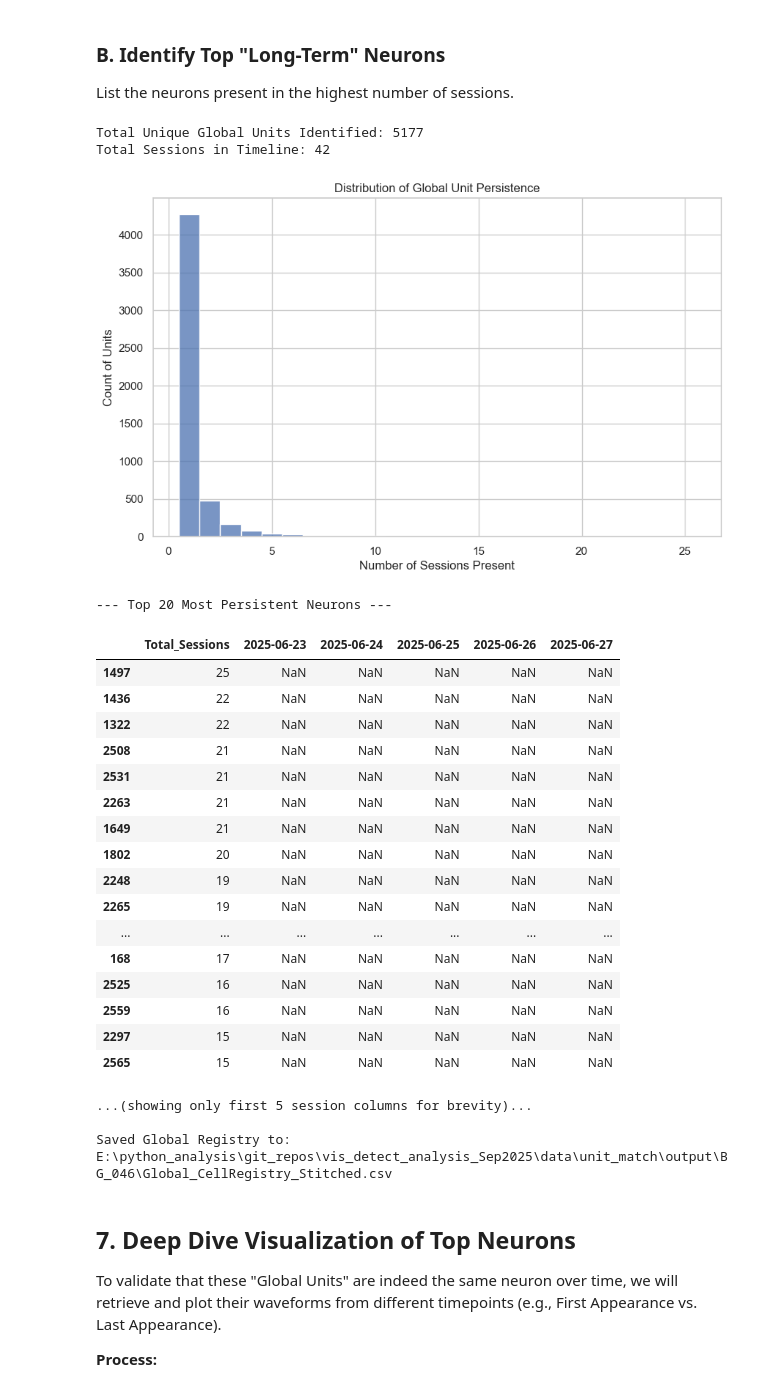
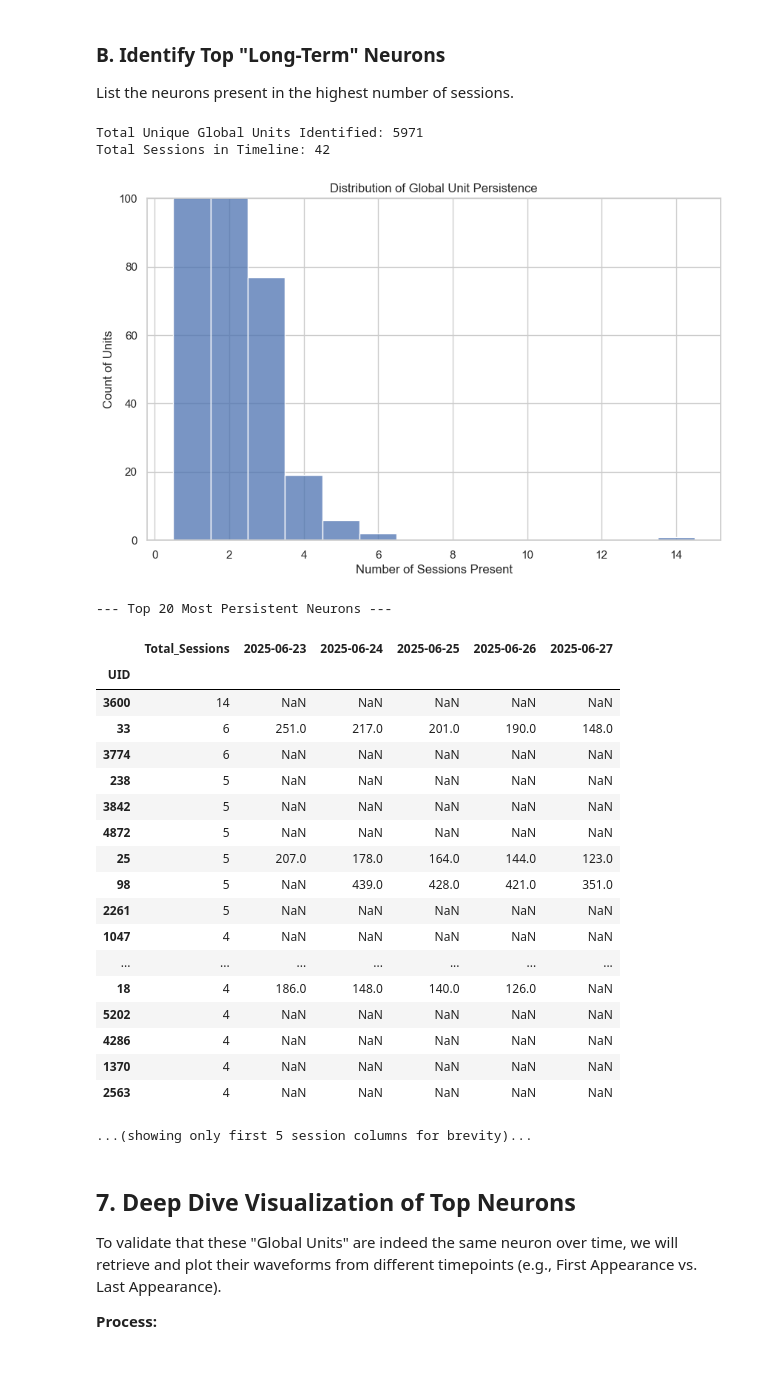
Before and after one commit to CherryGarcia-code/vis_detect_analysis_Sep2025, a Jupyter notebook: notebooks/UnitMatch_QC_Analysis.ipynb, the cells around one changed output. Saved outputs shown, nothing was run; the diff lists cells and outputs as text; code cells hidden in the pictures; blank space fills up the shorter version.

```diff
--- a/notebooks/UnitMatch_QC_Analysis.ipynb
+++ b/notebooks/UnitMatch_QC_Analysis.ipynb
@@ -22,9 +22,23 @@ repo_root = Path("..").resolve()  # Assuming running from notebooks/
 if str(repo_root) not in sys.path:
     sys.path.append(str(repo_root))
 
+# Old UnitMatch batch output (still needed for per-batch analysis & waveform lookup)
 data_root = repo_root / "data" / "unit_match" / "output" / "BG_046"
 
-print(f"Analyzing outputs in: {data_root}")
+# DeepUnitMatch global output
+deep_um_root = repo_root / "data" / "deep_unit_match" / "output" / "BG_046"
+
+
+def _parse_date(s):
+    """Parse a DDMMYYYY directory name, handling missing leading zero on day."""
+    s = str(s)
+    if len(s) == 7:
+        s = '0' + s
+    return pd.to_datetime(s, format='%d%m%Y')
+
+
+print(f"Old UnitMatch batches: {data_root}")
+print(f"DeepUnitMatch output:  {deep_um_root}")
 
 # Set plotting style
 sns.set_theme(style="whitegrid")
@@ -294,11 +306,18 @@ We rely on the fact that batches overlap significantly. If `Unit A` in Batch 1 a
 3. Link units based on matching Cluster IDs in shared sessions.
 4. Create a master `Global_Registry`.
 # %%
-from src.unit_tracking import stitch_registries
+# Load DeepUnitMatch global registry directly
+# (replaces the old stitch_registries() call which was specific to overlapping-batch UnitMatch)
+registry_csv = deep_um_root / "DeepUM_CellRegistry.csv"
+global_registry = pd.read_csv(registry_csv, index_col=0)
 
-# Run Stitching
-# Note: The heavy logic has been moved to src/unit_tracking.py
-global_registry = stitch_registries(registry_files)
+# Convert column names (DDMMYYYY strings) to datetime objects
+global_registry.columns = [_parse_date(c) for c in global_registry.columns]
+
+# Sort columns chronologically
+global_registry = global_registry[sorted(global_registry.columns)]
+
+print(f"Loaded DeepUM Registry: {global_registry.shape[0]} units x {global_registry.shape[1]} sessions")
 
 # Visualize Global Matrix (Spy Plot)
 plt.figure(figsize=(15, 10))
@@ -310,7 +329,7 @@ sorted_indices = duration.sort_values(ascending=False).index
 sorted_matrix = presence_matrix.loc[sorted_indices]
 
 sns.heatmap(sorted_matrix, cbar=False, cmap="Greens", yticklabels=False)
-plt.title("Global Unit Presence (Sorted by Duration)")
+plt.title("Global Unit Presence (Sorted by Duration) — DeepUnitMatch")
 plt.xlabel("Session Date")
 plt.ylabel("Global Units")
 plt.show()
@@ -326,58 +342,53 @@ List the neurons present in the highest number of sessions.
 # %%
 # Calculate Global Stats
 global_presence = global_registry.count(axis=1)
 max_sessions = global_registry.shape[1]
 
 print(f"Total Unique Global Units Identified: {len(global_registry)}")
 print(f"Total Sessions in Timeline: {max_sessions}")
 
 # Histogram of Global Duration
 plt.figure(figsize=(10,6))
 sns.histplot(global_presence, bins=max_sessions, discrete=True)
 plt.xlabel("Number of Sessions Present")
 plt.ylabel("Count of Units")
 plt.title("Distribution of Global Unit Persistence")
+plt.ylim(0, 100)
 plt.show()
 
 # Extract Top Neurons
 top_n = 20
 top_indices = global_presence.sort_values(ascending=False).head(top_n).index
 top_neurons = global_registry.loc[top_indices]
 top_neurons['Total_Sessions'] = global_presence.loc[top_indices]
 
 print(f"\n--- Top {top_n} Most Persistent Neurons ---")
 display(top_neurons[['Total_Sessions']].join(top_neurons.drop('Total_Sessions', axis=1).iloc[:, :5]).rename(columns=lambda x: str(x).split(' ')[0] if ' ' in str(x) else x))
 print("...(showing only first 5 session columns for brevity)...")
-
-# Optional: Save Global Registry
-save_path = data_root / "Global_CellRegistry_Stitched.csv"
-global_registry.to_csv(save_path)
-print(f"\nSaved Global Registry to: {save_path}")
 # %% [output]
-Total Unique Global Units Identified: 5177
+Total Unique Global Units Identified: 5971
 Total Sessions in Timeline: 42
-[figure, old version]
+[figure, new version]
 --- Top 20 Most Persistent Neurons ---
 |  | Total_Sessions | 2025-06-23 | 2025-06-24 | 2025-06-25 | 2025-06-26 | 2025-06-27 |
-| 1497 | 25 | NaN | NaN | NaN | NaN | NaN |
-| 1436 | 22 | NaN | NaN | NaN | NaN | NaN |
-| 1322 | 22 | NaN | NaN | NaN | NaN | NaN |
-| 2508 | 21 | NaN | NaN | NaN | NaN | NaN |
-| 2531 | 21 | NaN | NaN | NaN | NaN | NaN |
-| 2263 | 21 | NaN | NaN | NaN | NaN | NaN |
-| 1649 | 21 | NaN | NaN | NaN | NaN | NaN |
-| 1802 | 20 | NaN | NaN | NaN | NaN | NaN |
-| 2248 | 19 | NaN | NaN | NaN | NaN | NaN |
-| 2265 | 19 | NaN | NaN | NaN | NaN | NaN |
+| UID |  |  |  |  |  |  |
+| 3600 | 14 | NaN | NaN | NaN | NaN | NaN |
+| 33 | 6 | 251.0 | 217.0 | 201.0 | 190.0 | 148.0 |
+| 3774 | 6 | NaN | NaN | NaN | NaN | NaN |
+| 238 | 5 | NaN | NaN | NaN | NaN | NaN |
+| 3842 | 5 | NaN | NaN | NaN | NaN | NaN |
+| 4872 | 5 | NaN | NaN | NaN | NaN | NaN |
+| 25 | 5 | 207.0 | 178.0 | 164.0 | 144.0 | 123.0 |
+| 98 | 5 | NaN | 439.0 | 428.0 | 421.0 | 351.0 |
+| 2261 | 5 | NaN | NaN | NaN | NaN | NaN |
+| 1047 | 4 | NaN | NaN | NaN | NaN | NaN |
 | ... | ... | ... | ... | ... | ... | ... |
-| 168 | 17 | NaN | NaN | NaN | NaN | NaN |
-| 2525 | 16 | NaN | NaN | NaN | NaN | NaN |
-| 2559 | 16 | NaN | NaN | NaN | NaN | NaN |
-| 2297 | 15 | NaN | NaN | NaN | NaN | NaN |
-| 2565 | 15 | NaN | NaN | NaN | NaN | NaN |
+| 18 | 4 | 186.0 | 148.0 | 140.0 | 126.0 | NaN |
+| 5202 | 4 | NaN | NaN | NaN | NaN | NaN |
+| 4286 | 4 | NaN | NaN | NaN | NaN | NaN |
+| 1370 | 4 | NaN | NaN | NaN | NaN | NaN |
+| 2563 | 4 | NaN | NaN | NaN | NaN | NaN |
 ...(showing only first 5 session columns for brevity)...
-
-Saved Global Registry to: E:\python_analysis\git_repos\vis_detect_analysis_Sep2025\data\unit_match\output\BG_046\Global_CellRegistry_Stitched.csv
 # %% [markdown]
 ## 7. Deep Dive Visualization of Top Neurons
 To validate that these "Global Units" are indeed the same neuron over time, we will retrieve and plot their waveforms from different timepoints (e.g., First Appearance vs. Last Appearance).
```
Also changed, not shown: parts of 14 cells of this notebook, 37 other files.
